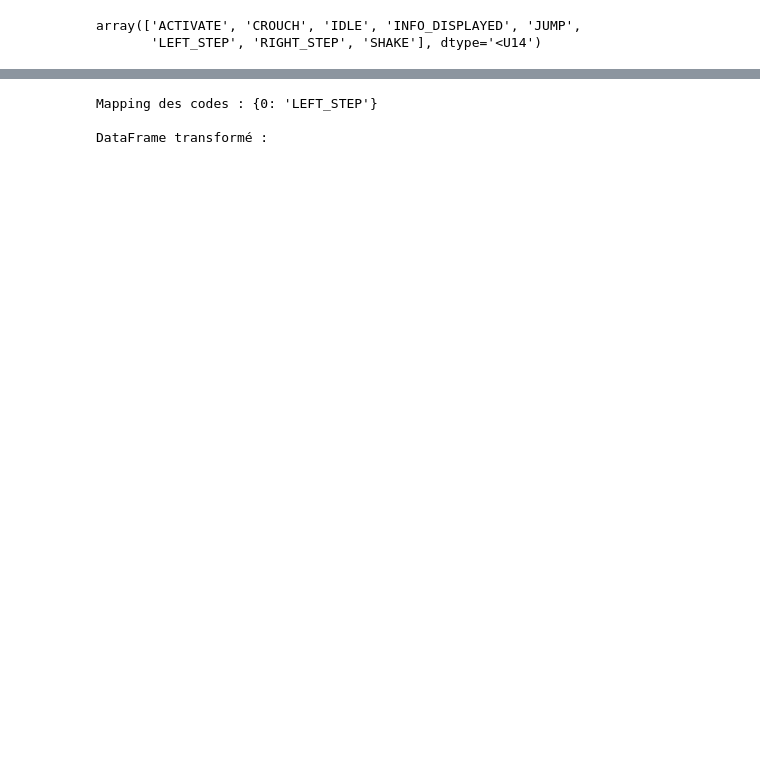
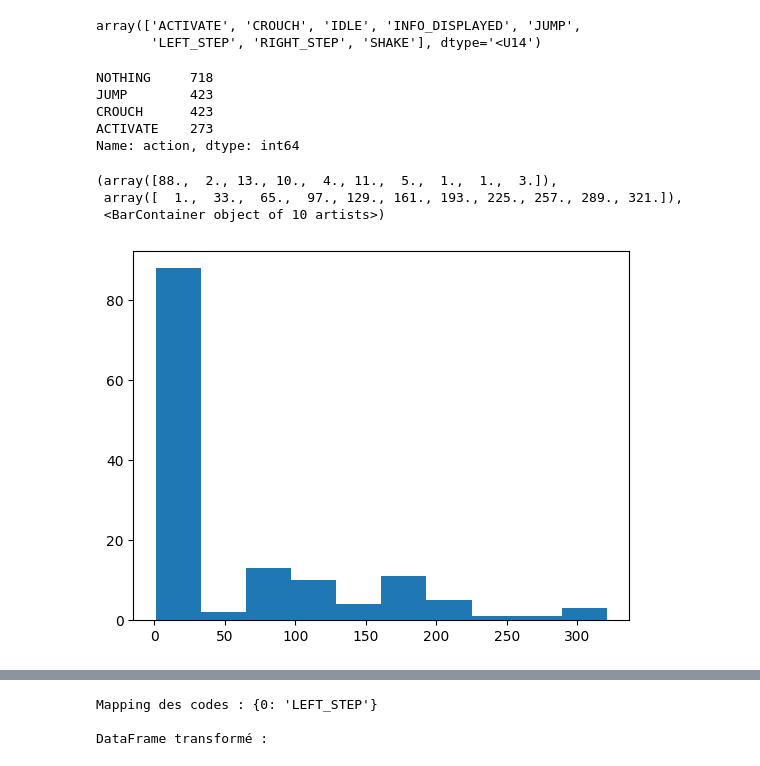
Before and after one commit to balthazarneveu/dream-and-play, a Jupyter notebook: detection/notebooks/tests.ipynb, the cells around one changed output, grey strips where cells are left out. Cells and saved outputs as stored; diff of their text form; code cells hidden in the pictures; blank space fills up the shorter version.

```diff
--- a/detection/notebooks/tests.ipynb
+++ b/detection/notebooks/tests.ipynb
@@ -33,0 +40,15 @@ total_pose
+# %%
+df = pd.read_csv(f'../data/csv_files_converted/{files[1]}')
+# %%
+fps = []
+action_per_sec = []
+for file in files:
+    df = pd.read_csv(f'../data/csv_files/{file}')
+    df.loc[df.action.isin(nothing), 'action'] = 'NOTHING'
+    for i in range(int(df.relative_time.max())):
+        df_second = df[(df.relative_time>=i) & (df.relative_time<i+1)]
+        fps.append(len(df_second))
+        if len(df_second)>0:
+            action_per_sec.append({"action": df_second.action.value_counts().index[0],
+                                   "count": df_second.action.value_counts()[0],
+                                   "fps": len(df_second)})
@@ -37,3 +91,16 @@ np.unique(actions_list)
 # %% [output]
 array(['ACTIVATE', 'CROUCH', 'IDLE', 'INFO_DISPLAYED', 'JUMP',
        'LEFT_STEP', 'RIGHT_STEP', 'SHAKE'], dtype='<U14')
+# %%
+action = df['action']
+nothing = ['IDLE', 'INFO_DISPLAYED', 'LEFT_STEP', 'RIGHT_STEP']
+action[action.isin(nothing)] = 'NOTHING'
+action
+# %%
+action.value_counts()
+# %% [output]
+NOTHING     718
+JUMP        423
+CROUCH      423
+ACTIVATE    273
+Name: action, dtype: int64
@@ -40,3 +149,25 @@ array(['ACTIVATE', 'CROUCH', 'IDLE', 'INFO_DISPLAYED', 'JUMP',
+# %%
+all_series_counts = {x: [] for x in ['ACTIVATE', 'CROUCH', 'NOTHING', 'JUMP', 'SHAKE']}
+for file in files:
+    path = f'../data/csv_files/{file}'
+    df = pd.read_csv(path)
+
+    action = df['action']
+    action[action.isin(nothing)] = 'NOTHING'
+    series_counts = count_consecutive_series(action, ['ACTIVATE', 'CROUCH', 'NOTHING', 'JUMP', 'SHAKE'])
+
+    for key in all_series_counts:
+        if key in series_counts:
+            all_series_counts[key] = all_series_counts[key] + series_counts[key]
+# %%
+import matplotlib.pyplot as plt
+
+plt.hist(all_series_counts['NOTHING'])
+# %% [output]
+(array([88.,  2., 13., 10.,  4., 11.,  5.,  1.,  1.,  3.]),
+ array([  1.,  33.,  65.,  97., 129., 161., 193., 225., 257., 289., 321.]),
+ <BarContainer object of 10 artists>)
+[figure, added]
 # %%
 actions2labels = {'ACTIVATE':1,
  'CROUCH':2,
```
Also changed, not shown: parts of 12 cells of this notebook, 5 other files.
